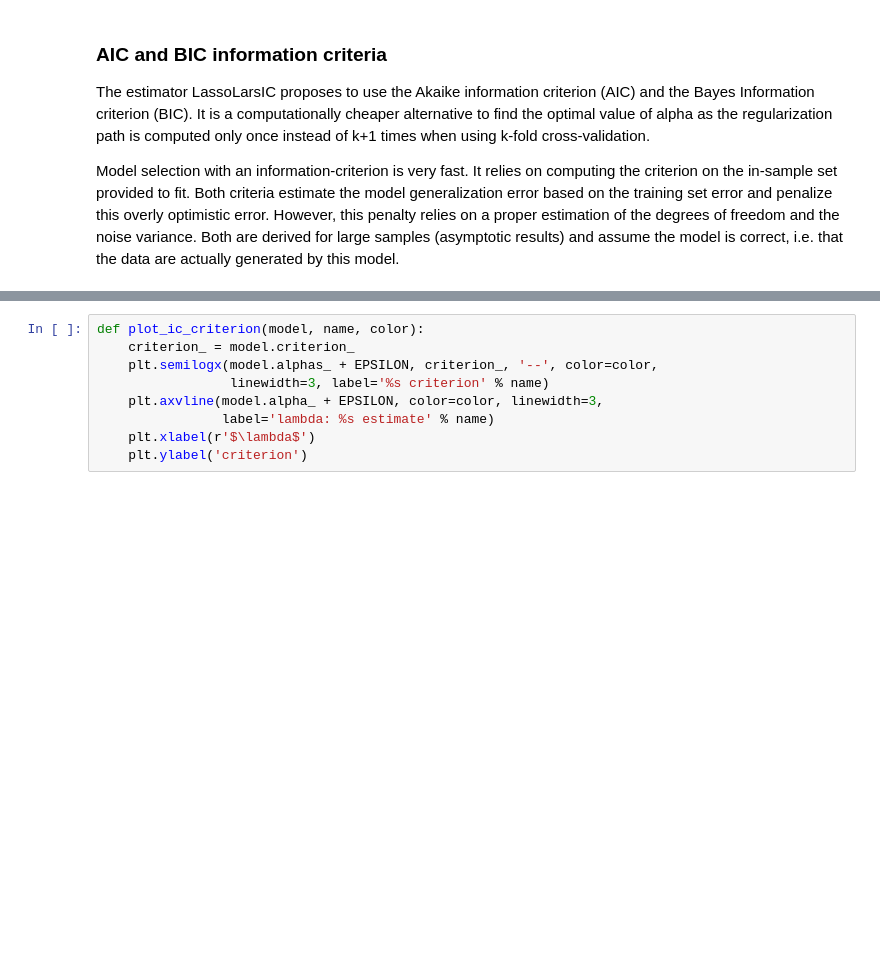
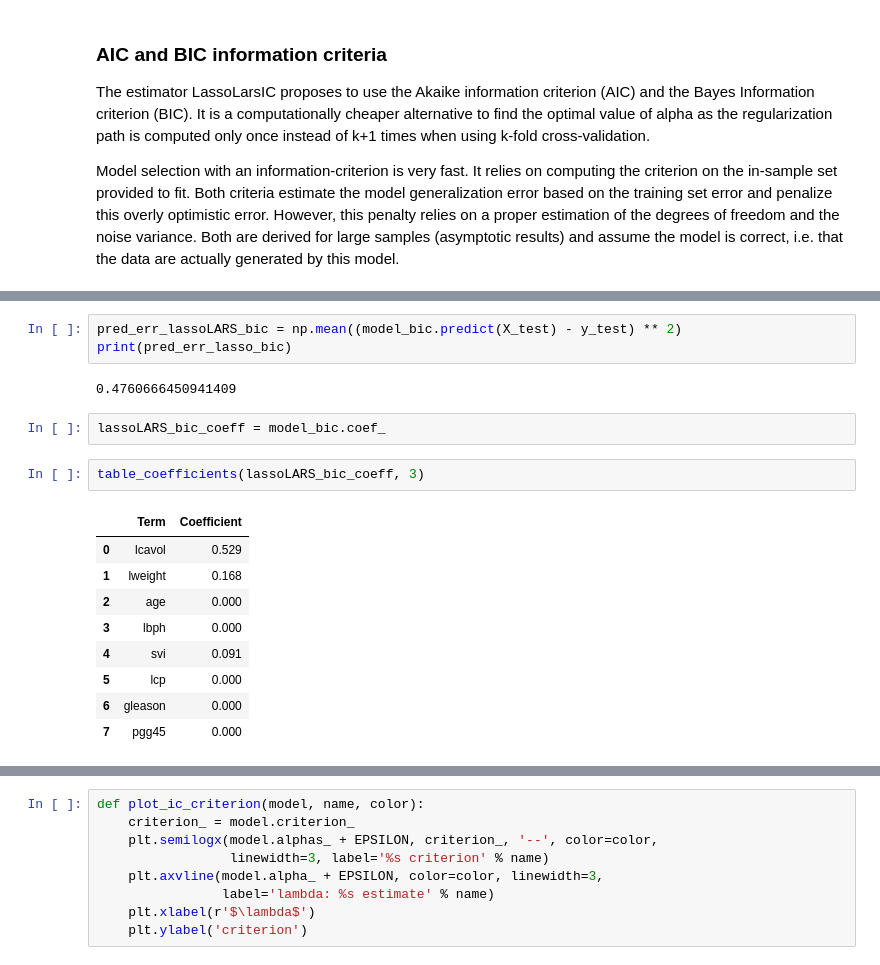
Before and after one commit to s6emschw/RM-project, a Jupyter notebook: Real_data_application.ipynb, the cells around one changed output, grey strips where cells are left out. Cells and saved outputs as stored; diff of their text form; blank space fills up the shorter version.

```diff
--- a/Real_data_application.ipynb
+++ b/Real_data_application.ipynb
@@ -368,3 +378,22 @@ alpha_bic_
+# %%
+pred_err_lassoLARS_bic = np.mean((model_bic.predict(X_test) - y_test) ** 2)
+print(pred_err_lasso_bic)
+# %% [output]
+0.4760666450941409
+# %%
+lassoLARS_bic_coeff = model_bic.coef_
+# %%
+table_coefficients(lassoLARS_bic_coeff, 3)
+# %% [output]
+|  | Term | Coefficient |
+| 0 | lcavol | 0.529 |
+| 1 | lweight | 0.168 |
+| 2 | age | 0.000 |
+| 3 | lbph | 0.000 |
+| 4 | svi | 0.091 |
+| 5 | lcp | 0.000 |
+| 6 | gleason | 0.000 |
+| 7 | pgg45 | 0.000 |
 # %%
 model_aic = LassoLarsIC(criterion='aic')
 model_aic.fit(X_train, y_train)
```
Also changed, not shown: parts of 42 cells of this notebook.
